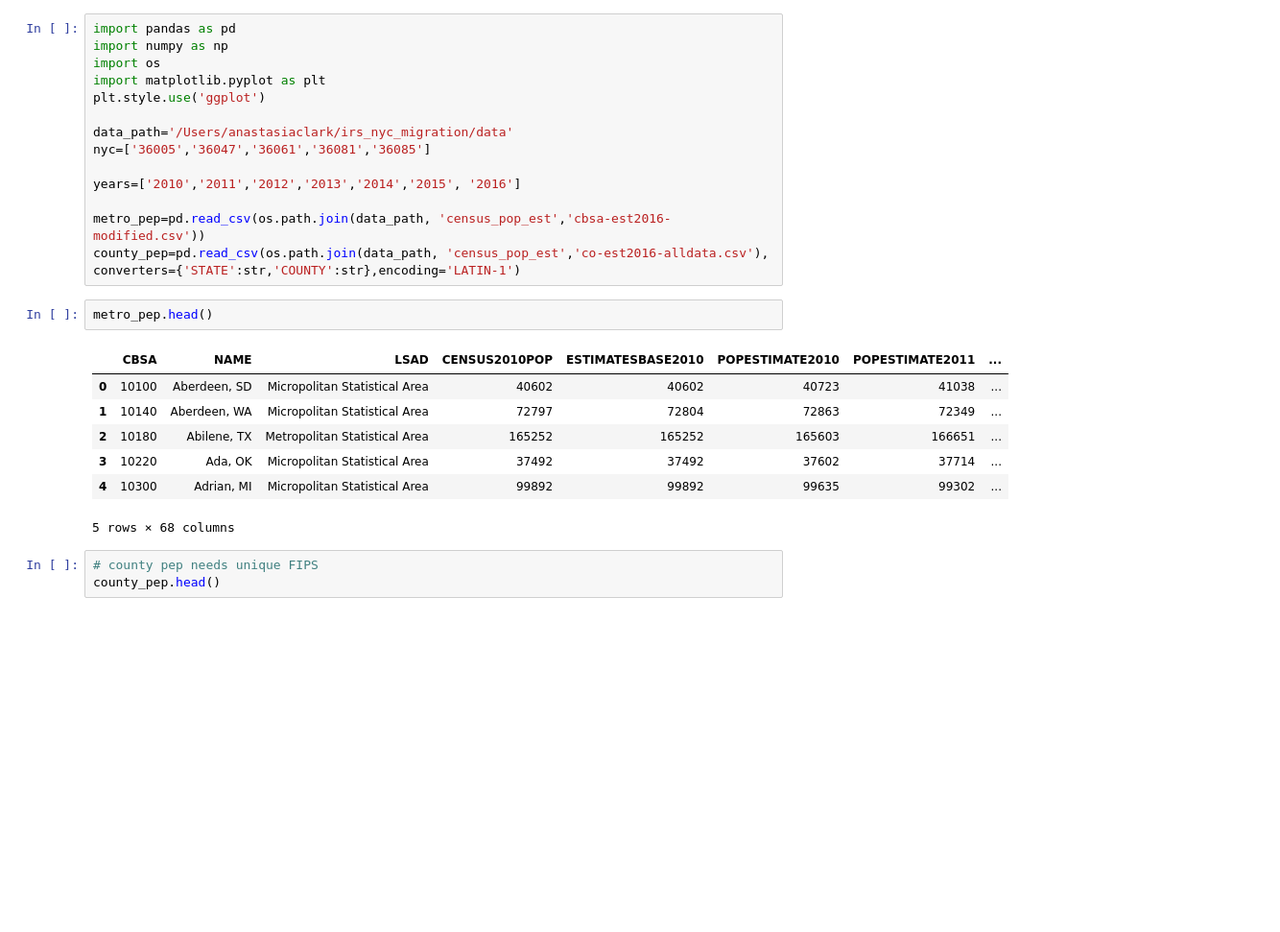
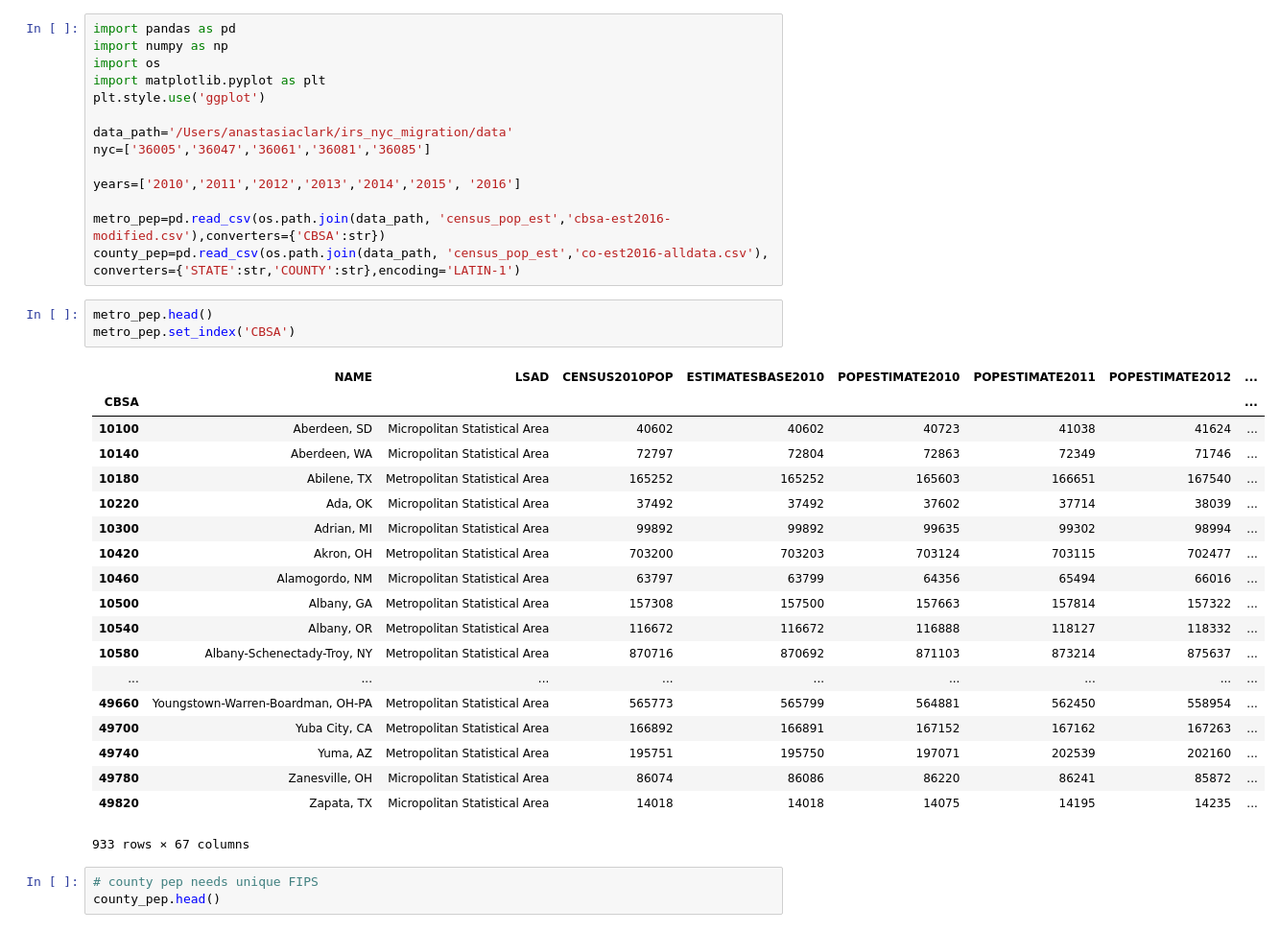
Before and after one commit to anastasiaclark/irs_nyc_migration, a Jupyter notebook: scripts/explore_pep.ipynb, the cells around one changed output. Shown: that part at 96% size. Cells and saved outputs as stored; diff of their text form; blank space fills up the shorter version.

```diff
--- a/scripts/explore_pep.ipynb
+++ b/scripts/explore_pep.ipynb
@@ -10,18 +10,31 @@ nyc=['36005','36047','36061','36081','36085']
 
 years=['2010','2011','2012','2013','2014','2015', '2016']
 
-metro_pep=pd.read_csv(os.path.join(data_path, 'census_pop_est','cbsa-est2016-modified.csv'))
+metro_pep=pd.read_csv(os.path.join(data_path, 'census_pop_est','cbsa-est2016-modified.csv'),converters={'CBSA':str})
 county_pep=pd.read_csv(os.path.join(data_path, 'census_pop_est','co-est2016-alldata.csv'), converters={'STATE':str,'COUNTY':str},encoding='LATIN-1')
 # %%
 metro_pep.head()
+metro_pep.set_index('CBSA')
 # %% [output]
-|  | CBSA | NAME | LSAD | CENSUS2010POP | ESTIMATESBASE2010 | POPESTIMATE2010 | POPESTIMATE2011 | ... |
-| 0 | 10100 | Aberdeen, SD | Micropolitan Statistical Area | 40602 | 40602 | 40723 | 41038 | ... |
-| 1 | 10140 | Aberdeen, WA | Micropolitan Statistical Area | 72797 | 72804 | 72863 | 72349 | ... |
-| 2 | 10180 | Abilene, TX | Metropolitan Statistical Area | 165252 | 165252 | 165603 | 166651 | ... |
-| 3 | 10220 | Ada, OK | Micropolitan Statistical Area | 37492 | 37492 | 37602 | 37714 | ... |
-| 4 | 10300 | Adrian, MI | Micropolitan Statistical Area | 99892 | 99892 | 99635 | 99302 | ... |
+|  | NAME | LSAD | CENSUS2010POP | ESTIMATESBASE2010 | POPESTIMATE2010 | POPESTIMATE2011 | POPESTIMATE2012 | ... |
+| CBSA |  |  |  |  |  |  |  | ... |
+| 10100 | Aberdeen, SD | Micropolitan Statistical Area | 40602 | 40602 | 40723 | 41038 | 41624 | ... |
+| 10140 | Aberdeen, WA | Micropolitan Statistical Area | 72797 | 72804 | 72863 | 72349 | 71746 | ... |
+| 10180 | Abilene, TX | Metropolitan Statistical Area | 165252 | 165252 | 165603 | 166651 | 167540 | ... |
+| 10220 | Ada, OK | Micropolitan Statistical Area | 37492 | 37492 | 37602 | 37714 | 38039 | ... |
+| 10300 | Adrian, MI | Micropolitan Statistical Area | 99892 | 99892 | 99635 | 99302 | 98994 | ... |
+| 10420 | Akron, OH | Metropolitan Statistical Area | 703200 | 703203 | 703124 | 703115 | 702477 | ... |
+| 10460 | Alamogordo, NM | Micropolitan Statistical Area | 63797 | 63799 | 64356 | 65494 | 66016 | ... |
+| 10500 | Albany, GA | Metropolitan Statistical Area | 157308 | 157500 | 157663 | 157814 | 157322 | ... |
+| 10540 | Albany, OR | Metropolitan Statistical Area | 116672 | 116672 | 116888 | 118127 | 118332 | ... |
+| 10580 | Albany-Schenectady-Troy, NY | Metropolitan Statistical Area | 870716 | 870692 | 871103 | 873214 | 875637 | ... |
+| ... | ... | ... | ... | ... | ... | ... | ... | ... |
+| 49660 | Youngstown-Warren-Boardman, OH-PA | Metropolitan Statistical Area | 565773 | 565799 | 564881 | 562450 | 558954 | ... |
+| 49700 | Yuba City, CA | Metropolitan Statistical Area | 166892 | 166891 | 167152 | 167162 | 167263 | ... |
+| 49740 | Yuma, AZ | Metropolitan Statistical Area | 195751 | 195750 | 197071 | 202539 | 202160 | ... |
+| 49780 | Zanesville, OH | Micropolitan Statistical Area | 86074 | 86086 | 86220 | 86241 | 85872 | ... |
+| 49820 | Zapata, TX | Micropolitan Statistical Area | 14018 | 14018 | 14075 | 14195 | 14235 | ... |
-5 rows × 68 columns
+933 rows × 67 columns
 # %%
 # county pep needs unique FIPS
 county_pep.head()
```
Also changed, not shown: parts of 2 cells of this notebook.
